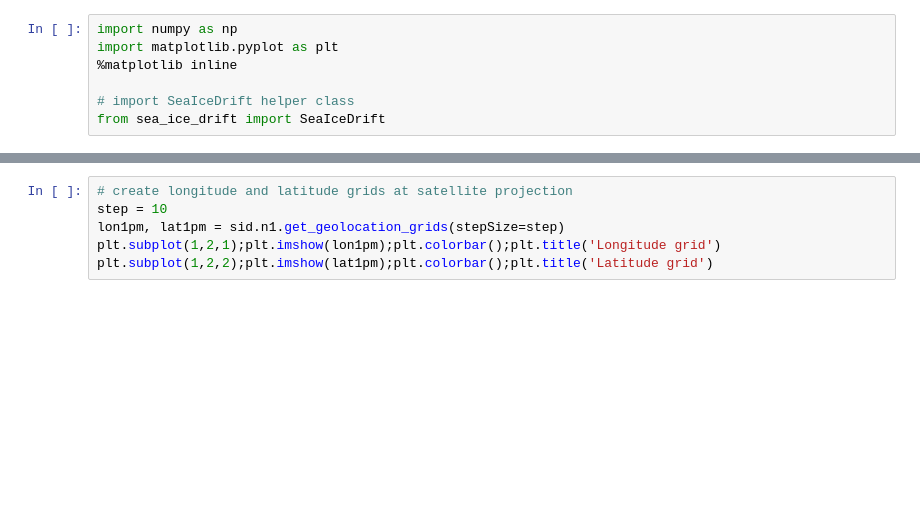
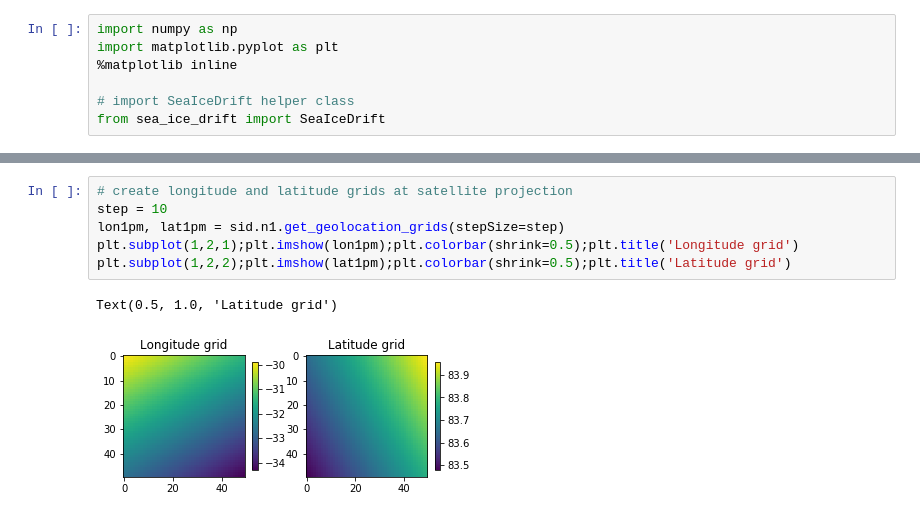
Before and after one commit to nansencenter/sea_ice_drift, a Jupyter notebook: examples/simple.ipynb, the cells around one changed output, grey strips where cells are left out. Cells and saved outputs as stored; diff of their text form; blank space fills up the shorter version.

```diff
--- a/examples/simple.ipynb
+++ b/examples/simple.ipynb
@@ -25,9 +42,12 @@ plt.quiver(lon1ft, lat1ft, uft, vft, color='r',
 # %%
 # create longitude and latitude grids at satellite projection
 step = 10
 lon1pm, lat1pm = sid.n1.get_geolocation_grids(stepSize=step)
-plt.subplot(1,2,1);plt.imshow(lon1pm);plt.colorbar();plt.title('Longitude grid')
-plt.subplot(1,2,2);plt.imshow(lat1pm);plt.colorbar();plt.title('Latitude grid')
+plt.subplot(1,2,1);plt.imshow(lon1pm);plt.colorbar(shrink=0.5);plt.title('Longitude grid')
+plt.subplot(1,2,2);plt.imshow(lat1pm);plt.colorbar(shrink=0.5);plt.title('Latitude grid')
+# %% [output]
+Text(0.5, 1.0, 'Latitude grid')
+[figure, added]
 # %%
 # run pattern matching
 upm, vpm, apm, rpm, hpm, lon2pm, lat2pm = sid.get_drift_PM(
```
Also changed, not shown: parts of 6 cells of this notebook, 6 other files.
